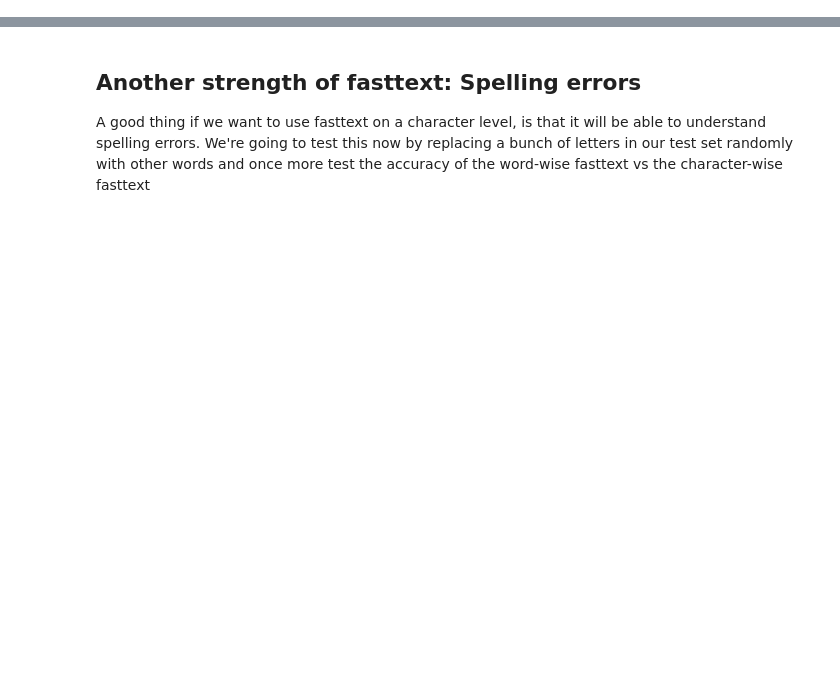
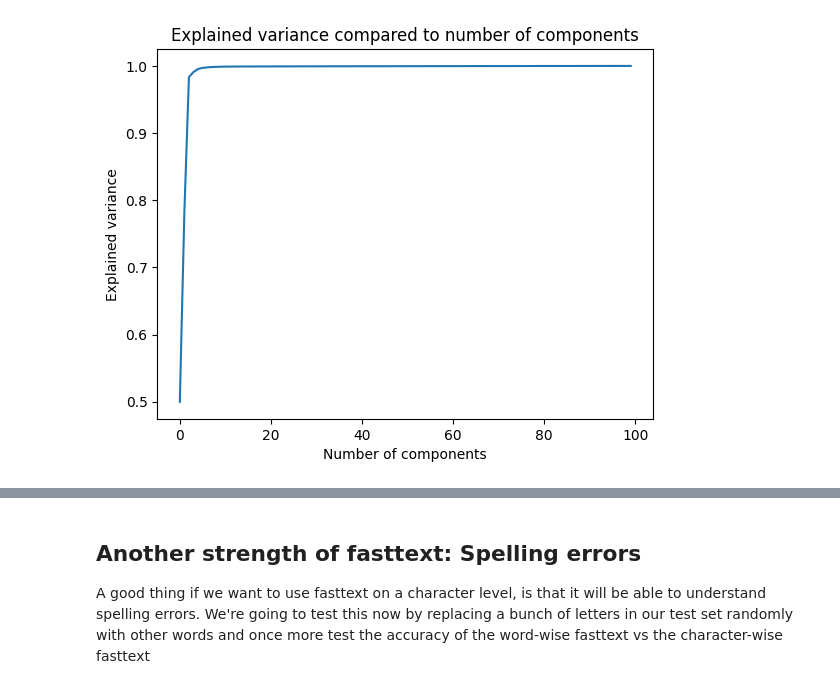
Before and after one commit to Twinbo/Signals-and-Data-Autumn-2025-student, a Jupyter notebook: assignment_3/SignDat-Assign4/assignment_3_solution.ipynb, the cells around one changed output, grey strips where cells are left out. Cells and saved outputs as stored; diff of their text form; code cells hidden in the pictures; blank space fills up the shorter version.

```diff
--- a/assignment_3/SignDat-Assign4/assignment_3_solution.ipynb
+++ b/assignment_3/SignDat-Assign4/assignment_3_solution.ipynb
@@ -469,0 +520,26 @@ microsoft-world: -0.2848648428916931
+# %%
+feats_train = []
+feats_test = []
+
+# TODO: Find out what this thing is *actually* doing
+def clean(text):
+    """
+    Cleaning text of non-alphanumerics using the aforementioned string translation table
+    """
+    translator = str.maketrans('', '', string.punctuation)
+    return text.translate(translator).lower()
+
+def get_average_embeding_vectors(fasttext_model, train_texts, test_texts):
+    # Get the average embedding vector for each text in the training set
+    for text in tqdm(train_texts):
+        words = clean(text).split()
+        feats_train.append(np.mean([fasttext_model.get_word_vector(word) for word in words], axis=0))
+
+    # Same but for each text in test set
+    for text in tqdm(test_texts):
+        words = clean(text).split()
+        feats_test.append(np.mean([fasttext_model.get_word_vector(word) for word in words], axis=0))
+
+    return np.arrray(feats_train), np.array(feats_test)
+
+feats_train, feats_test = get_average_embeding_vectors(fasttext_word_model, train_texts, test_texts)
@@ -469,0 +596,9 @@ microsoft-world: -0.2848648428916931
+# %%
+#plt.plot(pca_word_vec.explained_variance_ratio_,"--*");
+plt.plot(list(range(n_components)),np.cumsum(pca_word_vec.explained_variance_ratio_))
+plt.title("Explained variance compared to number of components")
+plt.xlabel("Number of components")
+plt.ylabel("Explained variance")
+plt.show()
+# %% [output]
+[figure, added]
```
Also changed, not shown: parts of 63 cells of this notebook.
